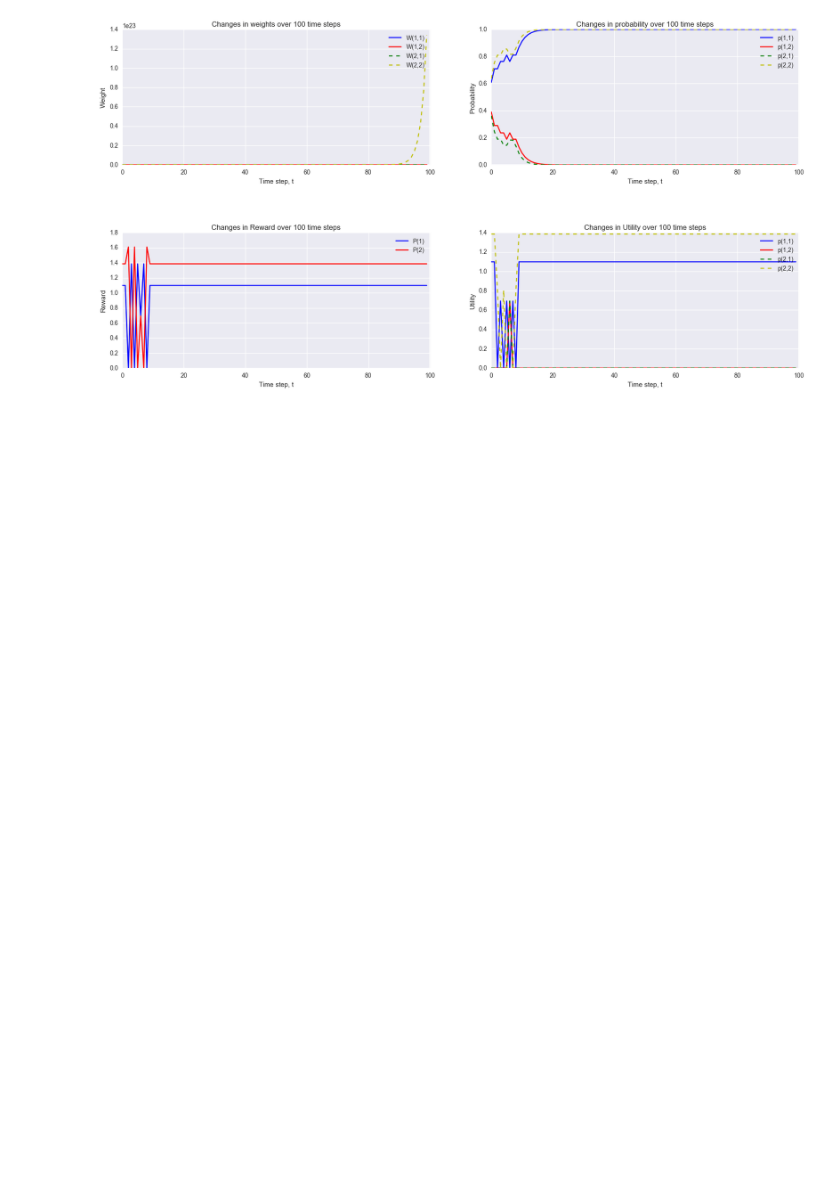
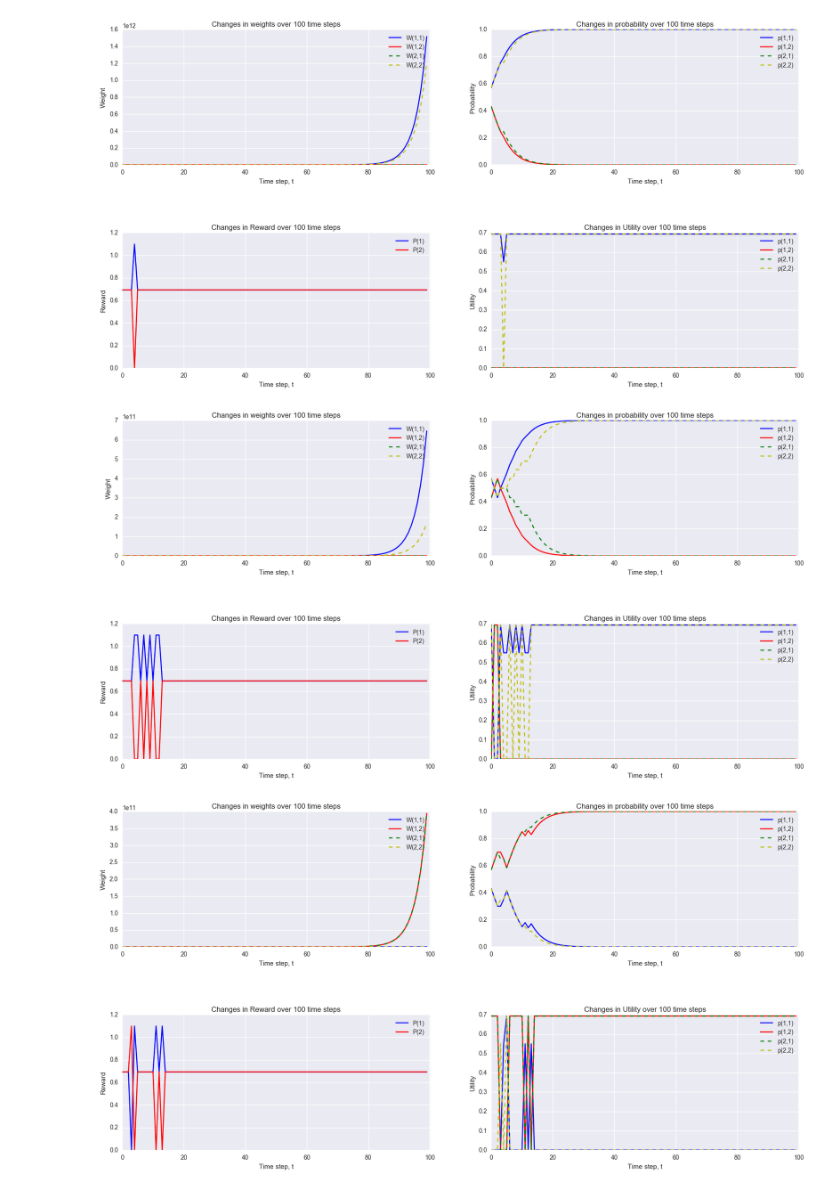
Before and after one commit to zunction/notebooks, a Jupyter notebook: agt/New cooperate or compete.ipynb, the cells around one changed output. Cells and saved outputs as stored; diff of their text form; code cells hidden in the pictures; blank space fills up the shorter version.

Commit message:
uniform skills and split added

```diff
--- a/agt/New cooperate or compete.ipynb
+++ b/agt/New cooperate or compete.ipynb
@@ -225,6 +225,6 @@ def runandplot(W, alpha, epsilon, m):
 #     print ('W history:\n', W_history)
 #     print ('p history:\n', p_history)
     i = 0
-    while os.path.exists('{}{:d}.png'.format('plot', i)):
+    while os.path.exists('{}{:d}.png'.format('plot_uniformspiltskill', i)):
         i += 1
-    plt.savefig('{}{:d}.png'.format('plot', i))
+    plt.savefig('{}{:d}.png'.format('plot_uniformspiltskill', i))
@@ -231,11 +236,14 @@ def runandplot(W, alpha, epsilon, m):
 # %%
 n = 2
-alpha = np.array([[2, 1],[1, 3]])
+alpha = np.array([[1, 1],[1, 1]])
 W = np.ones((n,n))
 p = W / np.sum(W, axis = 1).reshape(n,1)
 x = 1/n * np.identity(n)
 epsilon = np.array([1/2,1/2])
 # %%
-runandplot(W, alpha, epsilon, 100)
+for i in np.arange(10):
+    runandplot(W, alpha, epsilon, 100)
 # %% [output]
-[figure, old version]
+[figure, new version]
+[figure, added]
+[figure, added]
```
Also changed, not shown: parts of 2 cells of this notebook, 14 other files.
